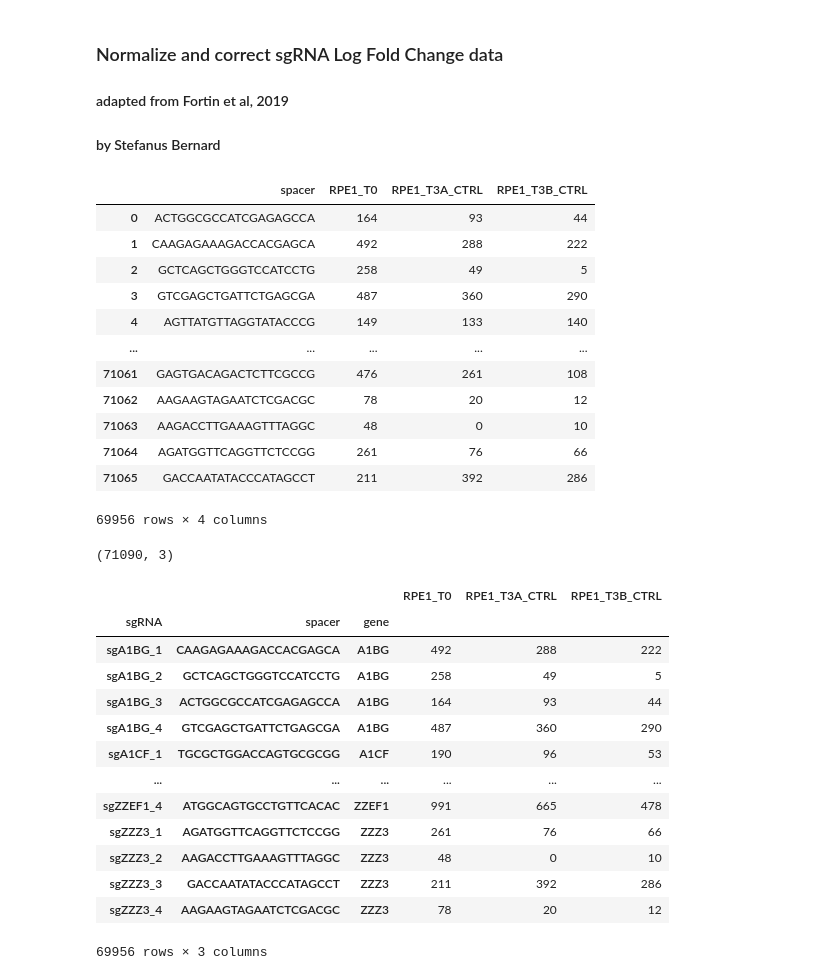
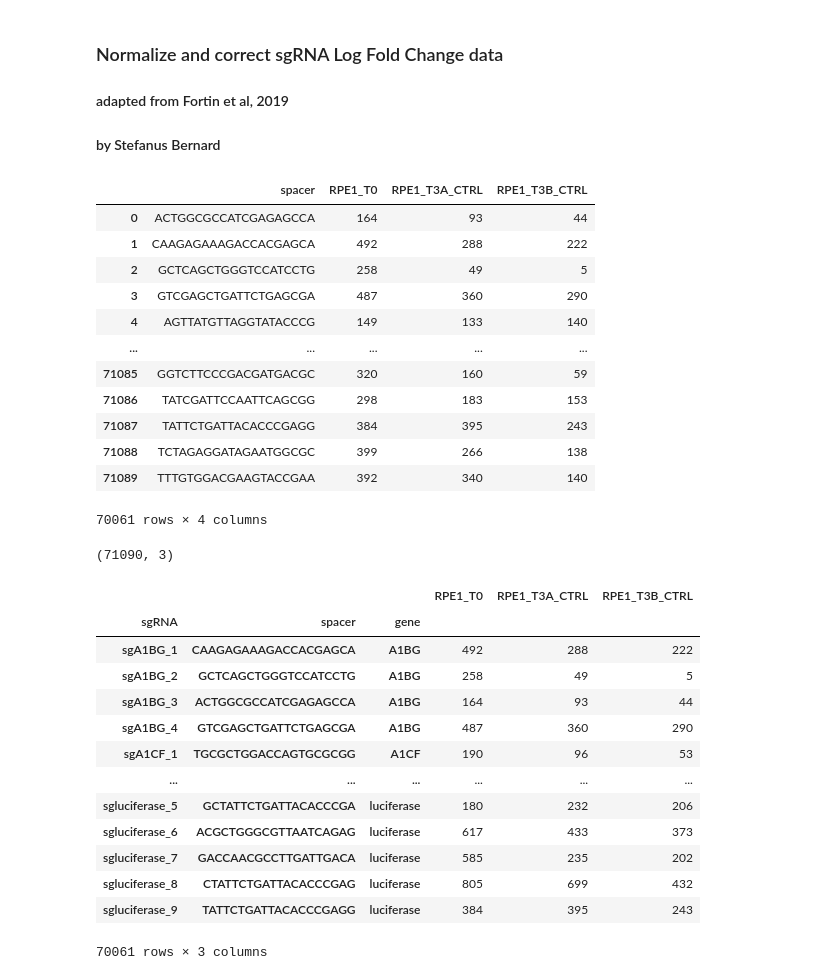
Before and after one commit to stefanusbernard/CRISPR-KO-library-survey, a Jupyter notebook: scripts/03_04_normalize_tkov3_lfc.ipynb, the cells around one changed output. Cells and saved outputs as stored; diff of their text form; code cells hidden in the pictures.

```diff
--- a/scripts/03_04_normalize_tkov3_lfc.ipynb
+++ b/scripts/03_04_normalize_tkov3_lfc.ipynb
@@ -11,32 +11,31 @@ from _03_01_function_to_normalize_sgrna_lfc import *
 # %%
 read_count = pd.read_csv("../data/sgrna_lfc_data/tkov3_data/matrix-reads-by-gRNA-RPE1-drugZ.txt", sep ='\t')
 read_count[['gene', 'sgRNA']] = read_count['sgRNA'].str.split('_', n = 1, expand=True)
 
 # drop control genes (luciferase, LacZ, and EGPF)
-read_count = read_count[~read_count['gene'].str.contains('LacZ|luciferase|EGPF', case=False)]
 read_count = read_count.drop(columns=['GENE', 'gene'])
 read_count = read_count.rename(columns={'sgRNA':'spacer'})
 
 # filtered out sgRNA with less than 30 reads in T0
 read_count = read_count[read_count['RPE1_T0'] > 30]
 
 # drop LOPRIMER data
 read_count = read_count[['spacer', 'RPE1_T0', 'RPE1_T3A_CTRL', 'RPE1_T3B_CTRL']]
 display(read_count)
 # %% [output]
 |  | spacer | RPE1_T0 | RPE1_T3A_CTRL | RPE1_T3B_CTRL |
 | 0 | ACTGGCGCCATCGAGAGCCA | 164 | 93 | 44 |
 | 1 | CAAGAGAAAGACCACGAGCA | 492 | 288 | 222 |
 | 2 | GCTCAGCTGGGTCCATCCTG | 258 | 49 | 5 |
 | 3 | GTCGAGCTGATTCTGAGCGA | 487 | 360 | 290 |
 | 4 | AGTTATGTTAGGTATACCCG | 149 | 133 | 140 |
 | ... | ... | ... | ... | ... |
-| 71061 | GAGTGACAGACTCTTCGCCG | 476 | 261 | 108 |
-| 71062 | AAGAAGTAGAATCTCGACGC | 78 | 20 | 12 |
-| 71063 | AAGACCTTGAAAGTTTAGGC | 48 | 0 | 10 |
-| 71064 | AGATGGTTCAGGTTCTCCGG | 261 | 76 | 66 |
-| 71065 | GACCAATATACCCATAGCCT | 211 | 392 | 286 |
+| 71085 | GGTCTTCCCGACGATGACGC | 320 | 160 | 59 |
+| 71086 | TATCGATTCCAATTCAGCGG | 298 | 183 | 153 |
+| 71087 | TATTCTGATTACACCCGAGG | 384 | 395 | 243 |
+| 71088 | TCTAGAGGATAGAATGGCGC | 399 | 266 | 138 |
+| 71089 | TTTGTGGACGAAGTACCGAA | 392 | 340 | 140 |
-69956 rows × 4 columns
+70061 rows × 4 columns
 # %%
 # import library data
 library_data = pd.read_csv("../data/library_data/tkov3_guide_sequence.tsv", sep ="\t", header = None)
@@ -59,12 +55,12 @@ read_count
 | sgA1BG_4 | GTCGAGCTGATTCTGAGCGA | A1BG | 487 | 360 | 290 |
 | sgA1CF_1 | TGCGCTGGACCAGTGCGCGG | A1CF | 190 | 96 | 53 |
 | ... | ... | ... | ... | ... | ... |
-| sgZZEF1_4 | ATGGCAGTGCCTGTTCACAC | ZZEF1 | 991 | 665 | 478 |
-| sgZZZ3_1 | AGATGGTTCAGGTTCTCCGG | ZZZ3 | 261 | 76 | 66 |
-| sgZZZ3_2 | AAGACCTTGAAAGTTTAGGC | ZZZ3 | 48 | 0 | 10 |
-| sgZZZ3_3 | GACCAATATACCCATAGCCT | ZZZ3 | 211 | 392 | 286 |
-| sgZZZ3_4 | AAGAAGTAGAATCTCGACGC | ZZZ3 | 78 | 20 | 12 |
+| sgluciferase_5 | GCTATTCTGATTACACCCGA | luciferase | 180 | 232 | 206 |
+| sgluciferase_6 | ACGCTGGGCGTTAATCAGAG | luciferase | 617 | 433 | 373 |
+| sgluciferase_7 | GACCAACGCCTTGATTGACA | luciferase | 585 | 235 | 202 |
+| sgluciferase_8 | CTATTCTGATTACACCCGAG | luciferase | 805 | 699 | 432 |
+| sgluciferase_9 | TATTCTGATTACACCCGAGG | luciferase | 384 | 395 | 243 |
-69956 rows × 3 columns
+70061 rows × 3 columns
 # %%
 # we log transformed the raw read counts (log2(counts + 1))
 
```
Also changed, not shown: parts of 8 cells of this notebook, 17 other files.
